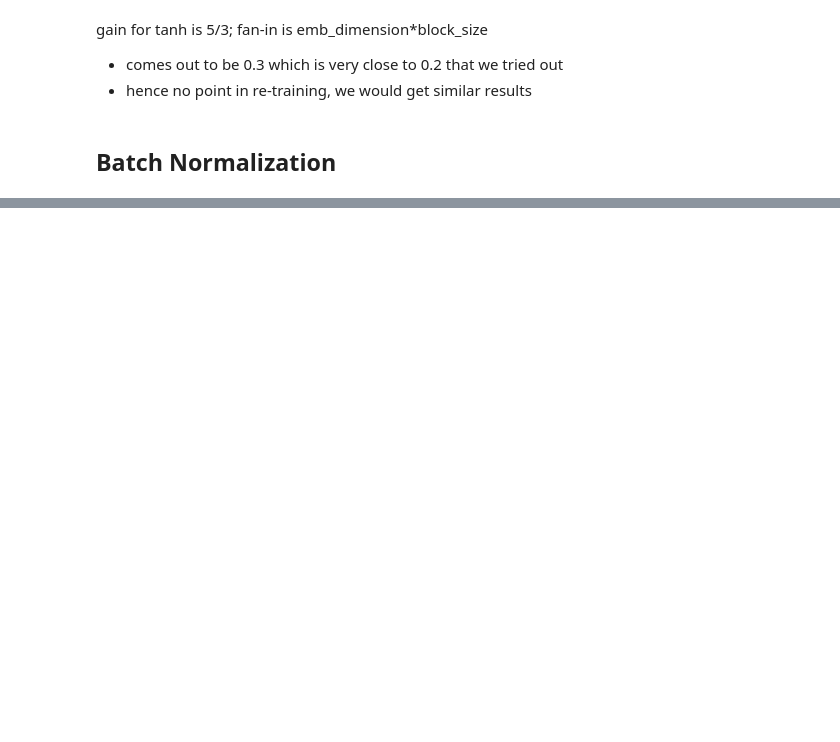
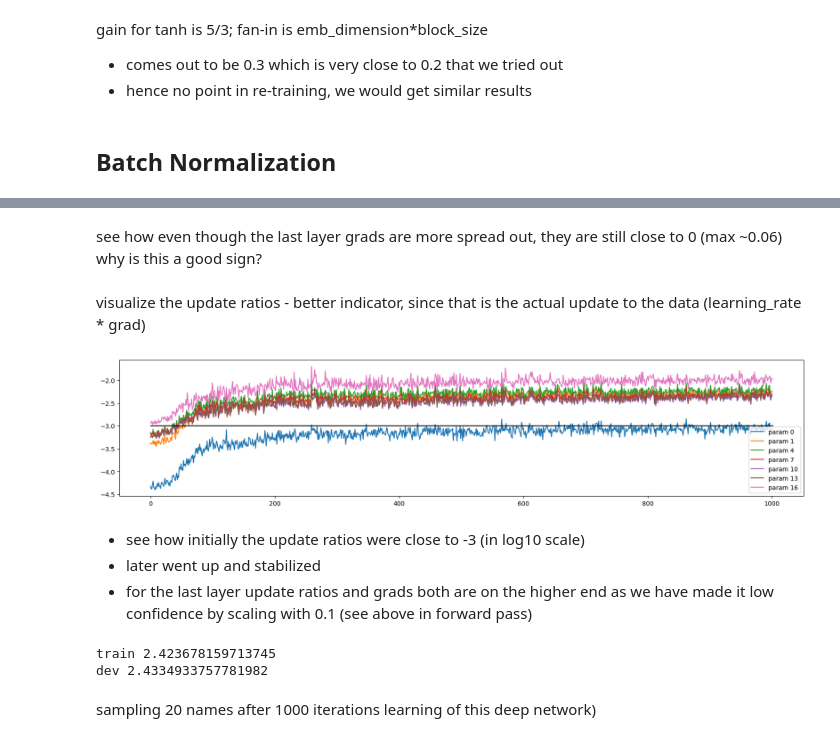
Before and after one commit to Himan13799/LanguageModeling, a Jupyter notebook: MakeMoreNames/nn_pitfalls_mlp2.ipynb, the cells around one changed output, grey strips where cells are left out. Saved outputs shown, nothing was run; the diff lists cells and outputs as text; code cells hidden in the pictures; blank space fills up the shorter version.

```diff
--- a/MakeMoreNames/nn_pitfalls_mlp2.ipynb
+++ b/MakeMoreNames/nn_pitfalls_mlp2.ipynb
@@ -658,0 +1266,47 @@ gain for tanh is 5/3; fan-in is emb_dimension*block_size
+# %% [markdown]
+see how even though the last layer grads are more spread out, they are still close to 0 (max ~0.06)
+why is this a good sign?
+# %% [markdown]
+visualize the update ratios - better indicator, since that is the actual update to the data (learning_rate * grad)
+# %%
+plt.figure(figsize=(20, 4))
+legends = []
+for i,p in enumerate(parameters):
+  if p.ndim == 2: # take only weight parameters
+    plt.plot([ud[j][i] for j in range(len(ud))])
+    legends.append('param %d' % i)
+plt.plot([0, len(ud)], [-3, -3], 'k') # these ratios should be ~1e-3, indicate on plot
+plt.legend(legends);
+# %% [output]
+[figure, added]
+# %% [markdown]
+- see how initially the update ratios were close to -3 (in log10 scale)
+- later went up and stabilized
+- for the last layer update ratios and grads both are on the higher end as we have made it low confidence by scaling with 0.1 (see above in forward pass)
+# %%
+@torch.no_grad()
+def split_loss(split):
+    X, y = {
+        'train': [Xtr, ytr],
+        'dev': [Xdev, ydev],
+        'test': [Xtest, ytest]
+    }[split]
+
+    emb = C[X]
+    x = emb.view(-1, block_size*n_emb)
+    for layer in layers:
+        x = layer(x)
+
+    loss = F.cross_entropy(x, y)
+    print(split, loss.item())
+
+for layer in layers:
+    layer.training = False
+
+split_loss('train') # after 1000 iterations only
+split_loss('dev') # after 1000 iterations only
+# %% [output]
+train 2.423678159713745
+dev 2.4334933757781982
+# %% [markdown]
+sampling 20 names after 1000 iterations learning of this deep network)
```
Also changed, not shown: parts of 47 cells of this notebook.
